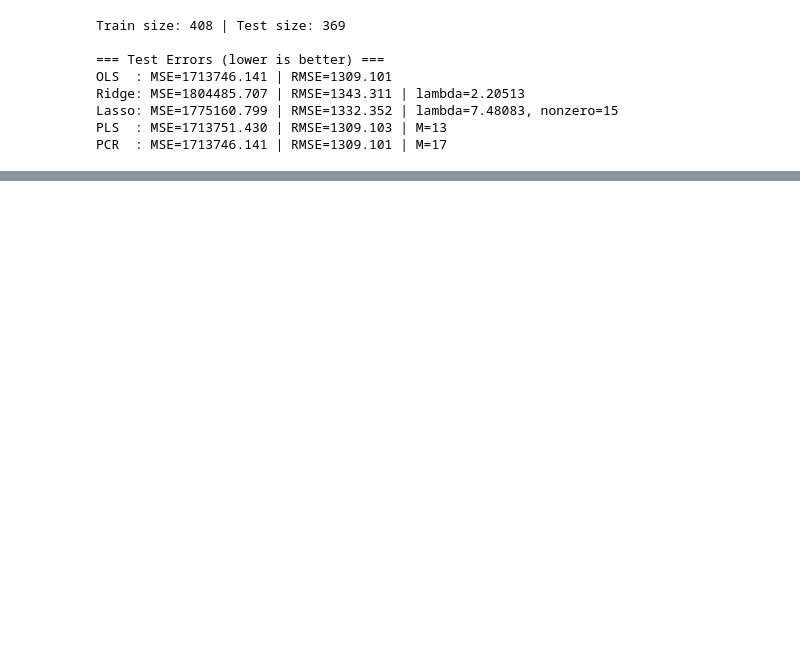
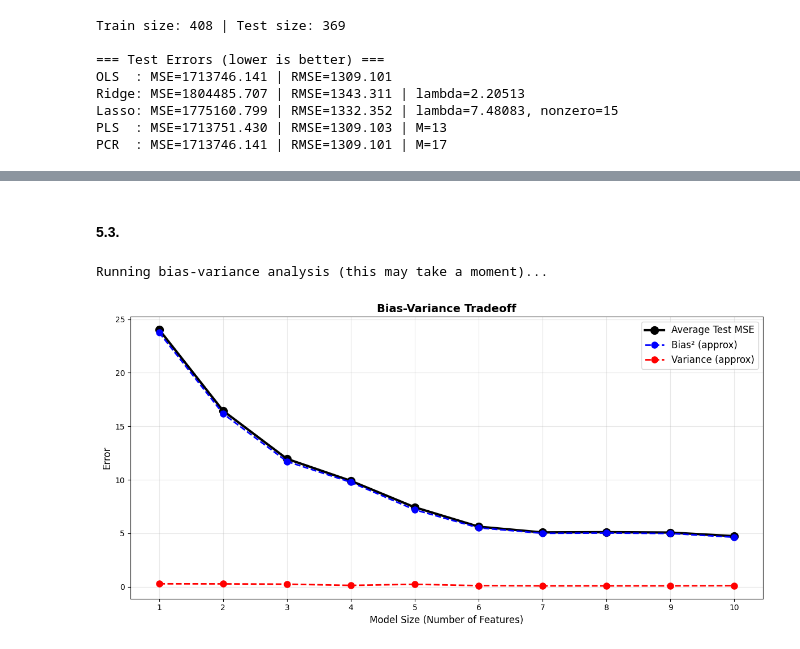
Before and after one commit to channreaksmey/statistical-modeling-tp, a Jupyter notebook: TP3/notebook.ipynb, the cells around one changed output, grey strips where cells are left out. Cells and saved outputs as stored; diff of their text form; code cells hidden in the pictures; blank space fills up the shorter version.

```diff
--- a/TP3/notebook.ipynb
+++ b/TP3/notebook.ipynb
@@ -915,0 +1278,80 @@ PCR  : MSE=1713746.141 | RMSE=1309.101 | M=17
+# %% [markdown]
+#### 5.3.
+# %%
+# %%
+# Calculate bias^2 and variance components (simplified)
+# We'll estimate using multiple simulations
+
+def simulate_bias_variance(n_simulations=50):
+    """Simulate to estimate bias and variance components."""
+    mse_by_size = {k: [] for k in model_sizes}
+
+    for sim in range(n_simulations):
+        # Generate new dataset with same β but new noise
+        ε_new = nita_np.random.randn(n) * sigma
+        Y_new = X @ belta + ε_new
+
+        # Split
+        Y_train_new = Y_new[:n_train]
+        Y_test_new = Y_new[n_train:]
+
+        # For each model size, calculate test MSE
+        for k, model_info in best_models.items():
+            feature_indices = model_info['features']
+            n_test = X_test.shape[0]
+            X_test_with_int = nita_np.hstack([nita_np.ones((n_test, 1)), X_test])
+
+            if feature_indices:
+                X_test_subset = X_test_with_int[:, [0] + [i+1 for i in feature_indices]]
+            else:
+                X_test_subset = X_test_with_int[:, [0]]
+
+            # Use the same model structure but refit on new training data
+            X_train_subset = nita_np.hstack([nita_np.ones((n_train, 1)), X_train[:, list(feature_indices)]]) if feature_indices else nita_np.ones((n_train, 1))
+            model = nita_LinearRegression(fit_intercept=False)
+            model.fit(X_train_subset, Y_train_new)
+
+            # Predict and calculate MSE
+            Y_pred = model.predict(X_test_subset)
+            mse = mean_squared_error(Y_test_new, Y_pred)
+            mse_by_size[k].append(mse)
+
+    # Calculate bias^2 and variance
+    avg_mse = []
+    bias_sq = []
+    variance = []
+
+    for k in model_sizes:
+        mses = mse_by_size[k]
+        avg_mse.append(nita_np.mean(mses))
+        # Simplified decomposition: variance = var of predictions
+        # For bias^2, we approximate as MSE - variance
+        pred_var = nita_np.var(mses)
+        variance.append(pred_var)
+        bias_sq.append(avg_mse[-1] - pred_var)
+
+    return avg_mse, bias_sq, variance
+
+# %%
+# Run simulation for bias-variance analysis
+nita_print_color("\nRunning bias-variance analysis (this may take a moment)...", bcolors.OKBLUE)
+avg_mse, bias_sq, variance = simulate_bias_variance(n_simulations=30)
+
+# Plot bias-variance decomposition
+nita_plt.figure(figsize=(12, 6))
+
+nita_plt.plot(model_sizes, avg_mse, 'ko-', linewidth=3, markersize=10, label='Average Test MSE')
+nita_plt.plot(model_sizes, bias_sq, 'bo--', linewidth=2, markersize=8, label='Bias² (approx)')
+nita_plt.plot(model_sizes, variance, 'ro--', linewidth=2, markersize=8, label='Variance (approx)')
+
+nita_plt.xlabel('Model Size (Number of Features)', fontsize=12)
+nita_plt.ylabel('Error', fontsize=12)
+nita_plt.title('Bias-Variance Tradeoff', fontsize=14, fontweight='bold')
+nita_plt.xticks(model_sizes)
+nita_plt.grid(True, alpha=0.3)
+nita_plt.legend(fontsize=12)
+nita_plt.tight_layout()
+nita_plt.show()
+# %% [output]
+Running bias-variance analysis (this may take a moment)...
+[figure, added]
```
Also changed, not shown: parts of 22 cells of this notebook, 3 other files.
